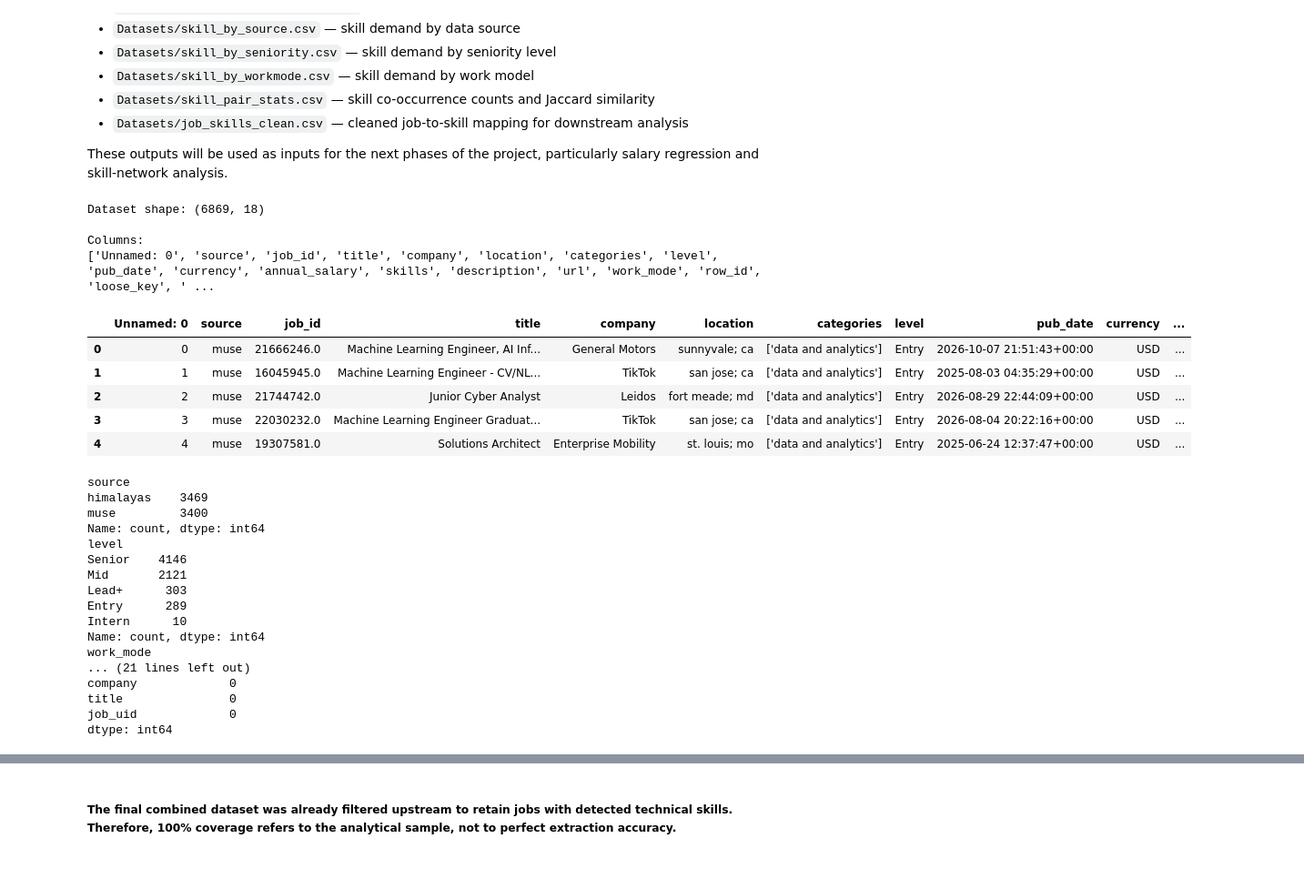
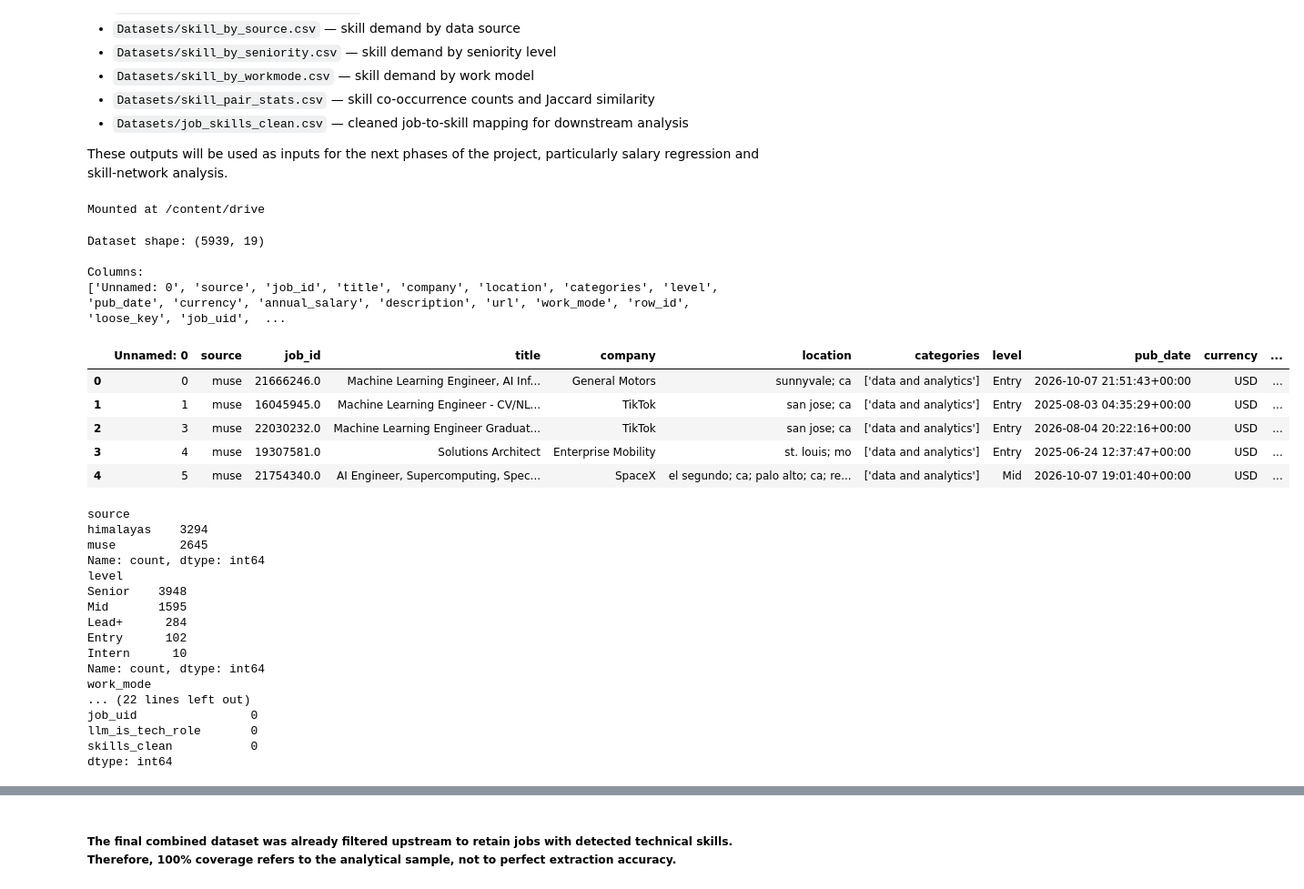
Before and after one commit to Noadori34/Web-analytics-project, a Jupyter notebook: 02_skill_analysis.ipynb, the cells around one changed output, grey strips where cells are left out. Shown at 91% size. Cells and saved outputs as stored; diff of their text form; code cells hidden in the pictures.

```diff
--- a/02_skill_analysis.ipynb
+++ b/02_skill_analysis.ipynb
@@ -26,60 +26,66 @@ At the end of the notebook, we export the following analysis files:
 - `Datasets/job_skills_clean.csv` — cleaned job-to-skill mapping for downstream analysis
 
 These outputs will be used as inputs for the next phases of the project, particularly salary regression and skill-network analysis.
+# %%
+from google.colab import drive
+
+drive.mount('/content/drive')
+# %% [output]
+Mounted at /content/drive
 # %%
 import pandas as pd
 import numpy as np
 import ast
 import matplotlib.pyplot as plt
 import re
 
 from itertools import combinations
 from collections import Counter
 
 # Load Silvia's final combined dataset
-df = pd.read_csv("Datasets/combined_data.csv")
+df = pd.read_csv("/content/drive/MyDrive/final_combined_data_tech_only.csv")
 
 print("Dataset shape:", df.shape)
 print("\nColumns:")
 print(df.columns.tolist())
 
 display(df.head())
 
 # Inspect the core strcuture
 
 print(df["source"].value_counts())
 print(df["level"].value_counts())
 print(df["work_mode"].value_counts())
 
 print("\nMissing values:")
 print(df.isna().sum().sort_values(ascending=False))
 # %% [output]
-Dataset shape: (6869, 18)
+Dataset shape: (5939, 19)
 
 Columns:
-['Unnamed: 0', 'source', 'job_id', 'title', 'company', 'location', 'categories', 'level', 'pub_date', 'currency', 'annual_salary', 'skills', 'description', 'url', 'work_mode', 'row_id', 'loose_key', ' ...
+['Unnamed: 0', 'source', 'job_id', 'title', 'company', 'location', 'categories', 'level', 'pub_date', 'currency', 'annual_salary', 'description', 'url', 'work_mode', 'row_id', 'loose_key', 'job_uid',  ...
 |  | Unnamed: 0 | source | job_id | title | company | location | categories | level | pub_date | currency | ... |
 | 0 | 0 | muse | 21666246.0 | Machine Learning Engineer, AI Inf... | General Motors | sunnyvale; ca | ['data and analytics'] | Entry | 2026-10-07 21:51:43+00:00 | USD | ... |
 | 1 | 1 | muse | 16045945.0 | Machine Learning Engineer - CV/NL... | TikTok | san jose; ca | ['data and analytics'] | Entry | 2025-08-03 04:35:29+00:00 | USD | ... |
-| 2 | 2 | muse | 21744742.0 | Junior Cyber Analyst | Leidos | fort meade; md | ['data and analytics'] | Entry | 2026-08-29 22:44:09+00:00 | USD | ... |
-| 3 | 3 | muse | 22030232.0 | Machine Learning Engineer Graduat... | TikTok | san jose; ca | ['data and analytics'] | Entry | 2026-08-04 20:22:16+00:00 | USD | ... |
-| 4 | 4 | muse | 19307581.0 | Solutions Architect | Enterprise Mobility | st. louis; mo | ['data and analytics'] | Entry | 2025-06-24 12:37:47+00:00 | USD | ... |
+| 2 | 3 | muse | 22030232.0 | Machine Learning Engineer Graduat... | TikTok | san jose; ca | ['data and analytics'] | Entry | 2026-08-04 20:22:16+00:00 | USD | ... |
+| 3 | 4 | muse | 19307581.0 | Solutions Architect | Enterprise Mobility | st. louis; mo | ['data and analytics'] | Entry | 2025-06-24 12:37:47+00:00 | USD | ... |
+| 4 | 5 | muse | 21754340.0 | AI Engineer, Supercomputing, Spec... | SpaceX | el segundo; ca; palo alto; ca; re... | ['data and analytics'] | Mid | 2026-10-07 19:01:40+00:00 | USD | ... |
 source
-himalayas    3469
-muse         3400
+himalayas    3294
+muse         2645
 Name: count, dtype: int64
 level
-Senior    4146
-Mid       2121
-Lead+      303
-Entry      289
+Senior    3948
+Mid       1595
+Lead+      284
+Entry      102
 Intern      10
 Name: count, dtype: int64
 work_mode
-... (21 lines left out)
-company             0
-title               0
-job_uid             0
+... (22 lines left out)
+job_uid                0
+llm_is_tech_role       0
+skills_clean           0
 dtype: int64
 # %%
 # Parsing the Skills field
```
Also changed, not shown: parts of 27 cells of this notebook, 14 other files.
